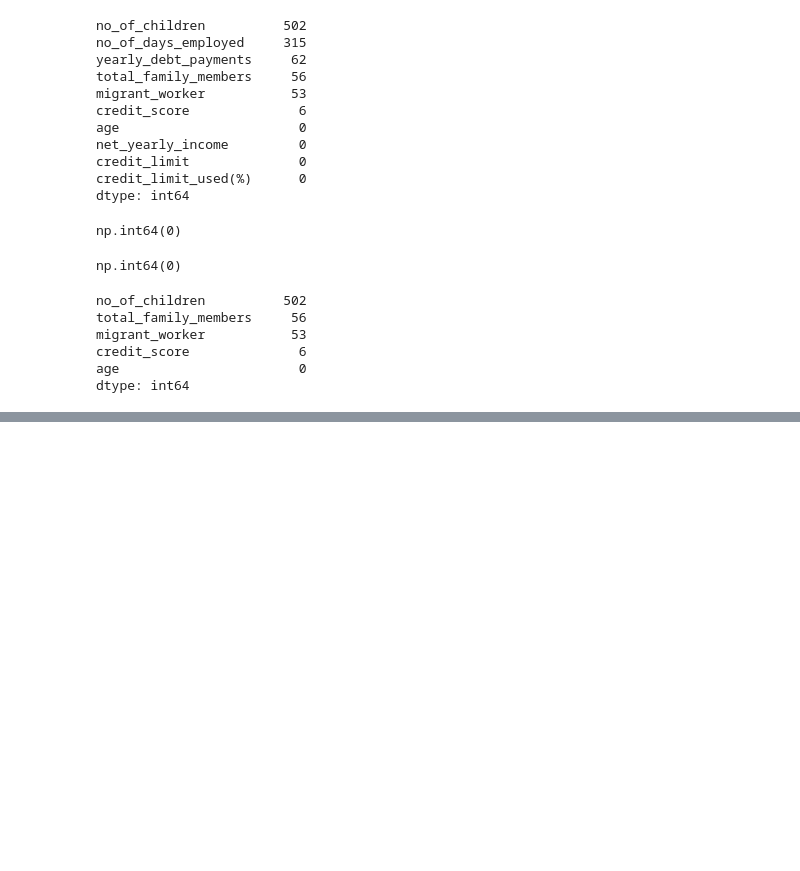
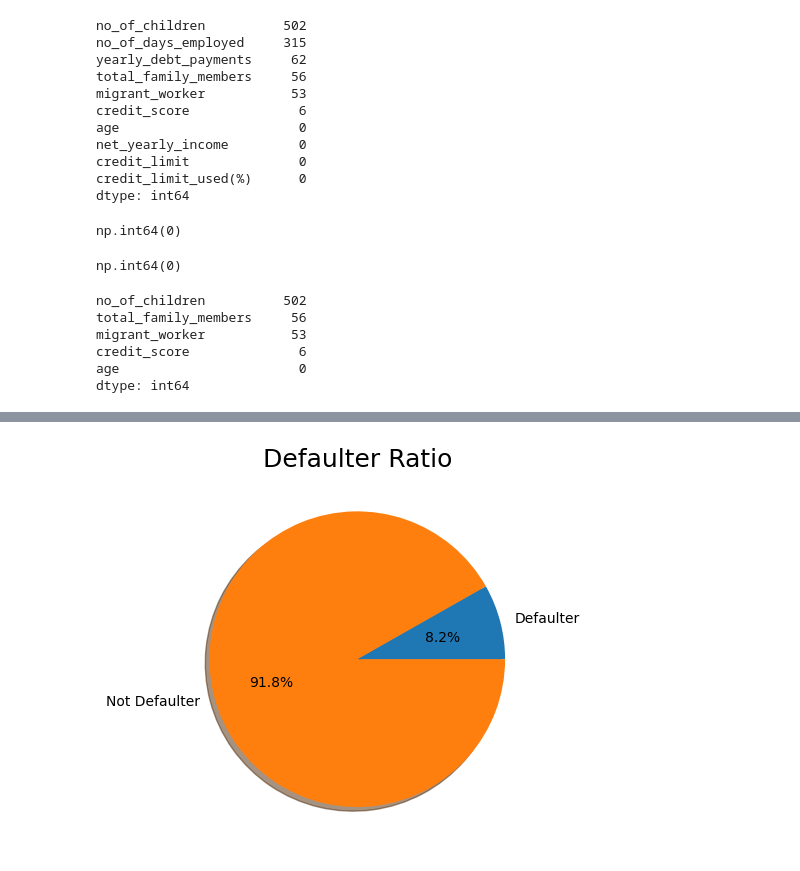
Before and after one commit to sujatakumari23/CrediRisk, a Jupyter notebook: Credit Risk Analysis.ipynb, the cells around one changed output, grey strips where cells are left out. Drawn from its saved outputs; the diff is of its cells as text; code cells hidden in the pictures; blank space fills up the shorter version.

```diff
--- a/Credit Risk Analysis.ipynb
+++ b/Credit Risk Analysis.ipynb
@@ -243,0 +277,6 @@ dtype: int64
+# %%
+# imputing with mode of the data
+df['migrant_worker'].fillna(df['migrant_worker'].mode()[0], inplace=True)
+
+# check null values count
+df['migrant_worker'].isna().sum()
@@ -243,0 +291,6 @@ dtype: int64
+# %%
+# imputing with mode of the data
+df['total_family_members'].fillna(df['total_family_members'].mode()[0], inplace=True)
+
+# check null values count
+df['total_family_members'].isna().sum()
@@ -243,0 +314,3 @@ dtype: int64
+# %%
+# fill no_of_children with mode of the data
+df['no_of_children'].fillna(df['no_of_children'].mode()[0], inplace=True)
@@ -243,0 +324,9 @@ dtype: int64
+# %%
+# check medians of credit_score wrt credit_card_default
+cred_score = df.groupby(by='credit_card_default')['credit_score'].median()
+
+for i in cred_score.index:
+    df['credit_score'] = np.where((df['credit_score'].isna()) & (df['credit_card_default'] == i), cred_score[i], df['credit_score'])
+
+# check for null values in 'credit_score'
+df['credit_score'].isna().sum()
@@ -243,0 +375,10 @@ dtype: int64
+# %%
+# Ploting Credit_default ratio
+total_default_values = df.credit_card_default.value_counts(ascending=True).values
+
+plt.figure()
+plt.pie(total_default_values, labels=['Defaulter', 'Not Defaulter'], autopct='%1.1f%%', shadow=True)
+plt.title('Defaulter Ratio', fontsize=18)
+plt.show()
+# %% [output]
+[figure, added]
```
Also changed, not shown: parts of 19 cells of this notebook.
